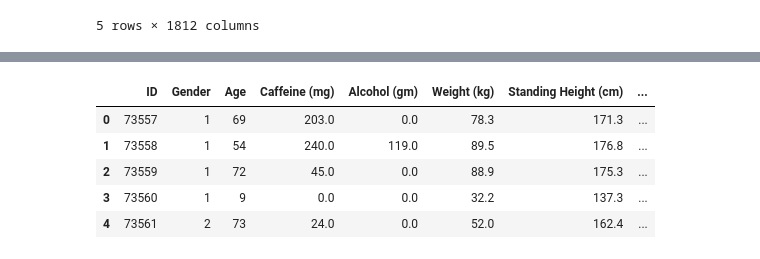
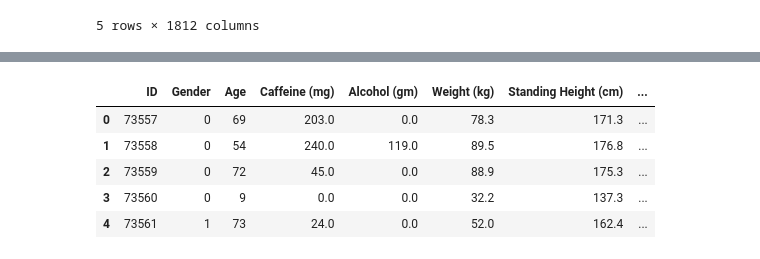
Before and after one commit to Kinnaribadal/Final-Project, a Jupyter notebook: import_merge_csv.ipynb, the cells around one changed output, grey strips where cells are left out. Drawn from its saved outputs; the diff is of its cells as text; code cells hidden in the pictures.

```diff
--- a/import_merge_csv.ipynb
+++ b/import_merge_csv.ipynb
@@ -41,3 +41,13 @@ nahnes_dataset.head()
 | 2 | 73559 | 1 | 72 | 45.0 | 0.0 | 88.9 | 175.3 | 1.0 | 140.0 | 60.0 | NaN | ... |
 | 3 | 73560 | 1 | 9 | 0.0 | 0.0 | 32.2 | 137.3 | 1.0 | 108.0 | 61.0 | NaN | ... |
 | 4 | 73561 | 2 | 73 | 24.0 | 0.0 | 52.0 | 162.4 | 1.0 | 136.0 | 85.0 | NaN | ... |
+# %%
+#Modify columns with specific values that undesirable
+nahnes_dataset.loc[nahnes_dataset.RIAGENDR == 1, 'RIAGENDR'] = '0'
+nahnes_dataset.loc[nahnes_dataset.RIAGENDR == 2, 'RIAGENDR'] = '1'
+nahnes_dataset.loc[nahnes_dataset.SMQ040 == 3, 'SMQ040'] = '0'
+nahnes_dataset.loc[nahnes_dataset.SMQ040 == 2, 'SMQ040'] = '1'
+nahnes_dataset.loc[nahnes_dataset.BPXPULS == 1, 'BPXPULS'] = '0'
+nahnes_dataset.loc[nahnes_dataset.BPXPULS == 2, 'BPXPULS'] = '1'
+
+nahnes_dataset.head()
@@ -44,27 +61,27 @@ nahnes_dataset.head()
 # %%
 #Rename columns
 nahnes_renamed = nahnes_dataset.rename(columns={'SEQN':'ID',
                                       'RIAGENDR':'Gender',
                                       'RIDAGEYR':'Age',
                                       'DR1TCAFF':'Caffeine (mg)',
                                       'DR1TALCO':'Alcohol (gm)',
                                       'BMXWT':'Weight (kg)',
                                       'BMXHT':'Standing Height (cm)',
-                                      'BPXPULS':'Pulse regular or irregular?',
+                                      'BPXPULS':'Pulse regular or irregular',
                                       'BPXSY1':'Systolic: Blood pressure mm Hg',
                                       'LBDHDD': 'Direct HDL-Cholesterol (mg/dL)',
                                       'ALQ130':'Avg Drinks per Day',
                                       'SMQ040':'Smoker?'
                                       })
 
 nahnes_renamed.head()
 # %% [output]
 |  | ID | Gender | Age | Caffeine (mg) | Alcohol (gm) | Weight (kg) | Standing Height (cm) | ... |
-| 0 | 73557 | 1 | 69 | 203.0 | 0.0 | 78.3 | 171.3 | ... |
-| 1 | 73558 | 1 | 54 | 240.0 | 119.0 | 89.5 | 176.8 | ... |
-| 2 | 73559 | 1 | 72 | 45.0 | 0.0 | 88.9 | 175.3 | ... |
-| 3 | 73560 | 1 | 9 | 0.0 | 0.0 | 32.2 | 137.3 | ... |
-| 4 | 73561 | 2 | 73 | 24.0 | 0.0 | 52.0 | 162.4 | ... |
+| 0 | 73557 | 0 | 69 | 203.0 | 0.0 | 78.3 | 171.3 | ... |
+| 1 | 73558 | 0 | 54 | 240.0 | 119.0 | 89.5 | 176.8 | ... |
+| 2 | 73559 | 0 | 72 | 45.0 | 0.0 | 88.9 | 175.3 | ... |
+| 3 | 73560 | 0 | 9 | 0.0 | 0.0 | 32.2 | 137.3 | ... |
+| 4 | 73561 | 1 | 73 | 24.0 | 0.0 | 52.0 | 162.4 | ... |
 # %%
 nahnes_renamed.describe()
 # %% [output]
```
Also changed, not shown: parts of 12 cells of this notebook, 3 other files.
